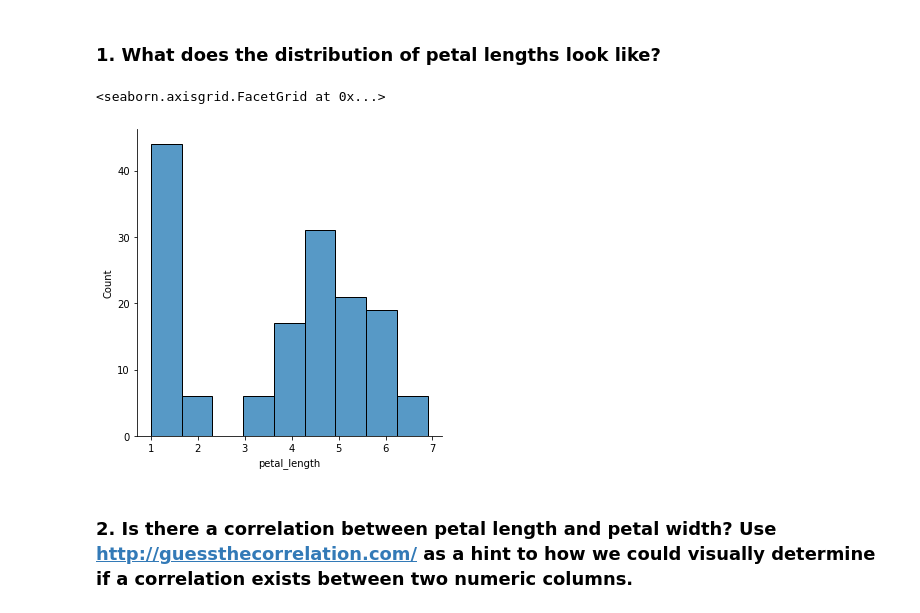
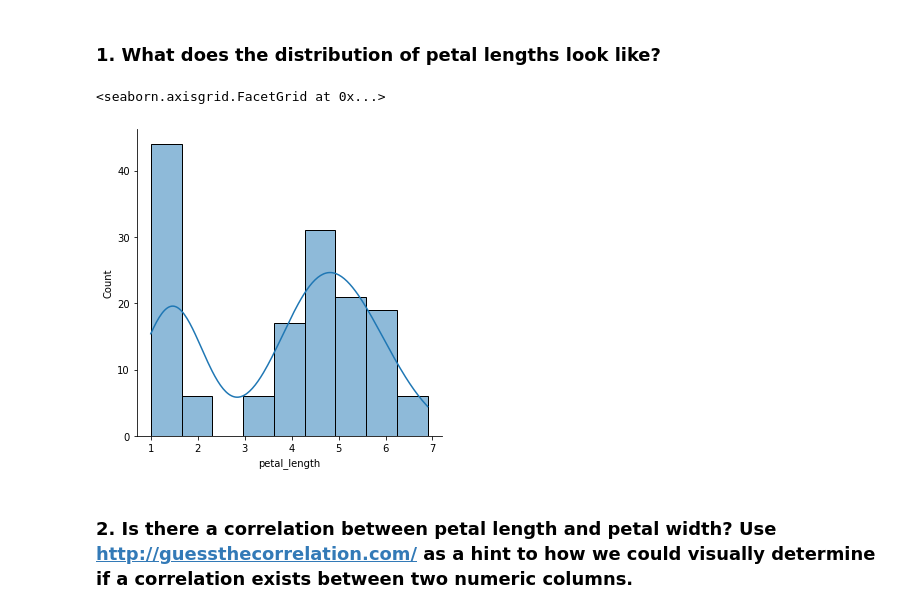
Before and after one commit to markydoug/numpy-pandas-visualization-exercises, a Jupyter notebook: seaborn_exercises.ipynb, the cells around one changed output. Saved outputs shown, nothing was run; the diff lists cells and outputs as text; code cells hidden in the pictures.

```diff
--- a/seaborn_exercises.ipynb
+++ b/seaborn_exercises.ipynb
@@ -47,10 +47,10 @@ iris.describe()
 # %% [markdown]
 ### 1. What does the distribution of petal lengths look like?
 # %%
-sns.displot(iris, x='petal_length')
+sns.displot(iris, x='petal_length', kde=True)
 # %% [output]
 <seaborn.axisgrid.FacetGrid at 0x...>
-[figure, old version]
+[figure, new version]
 # %% [markdown]
 ### 2. Is there a correlation between petal length and petal width? Use http://guessthecorrelation.com/ as a hint to how we could visually determine if a correlation exists between two numeric columns.
 # %%
```
Also changed, not shown: parts of 61 cells of this notebook.
